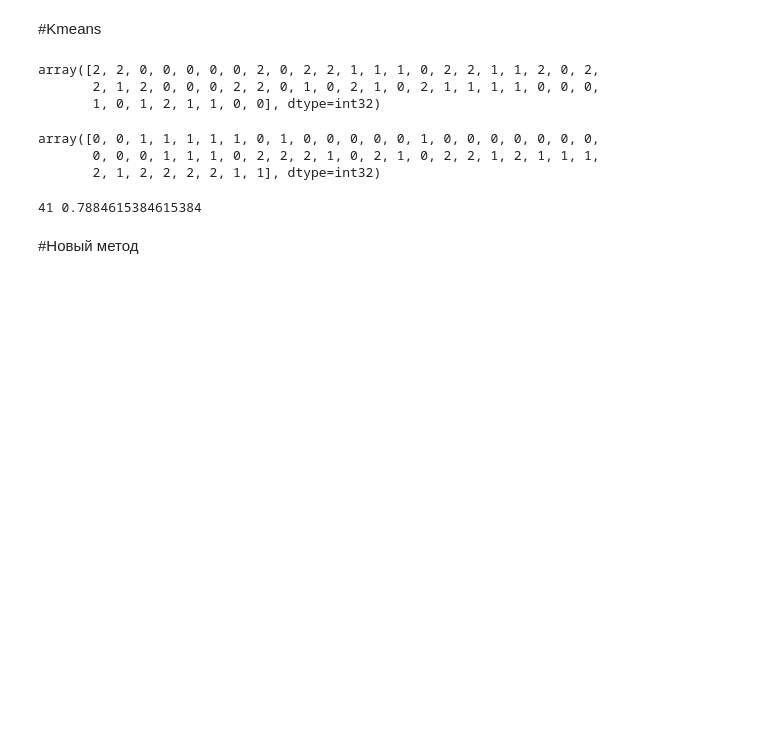
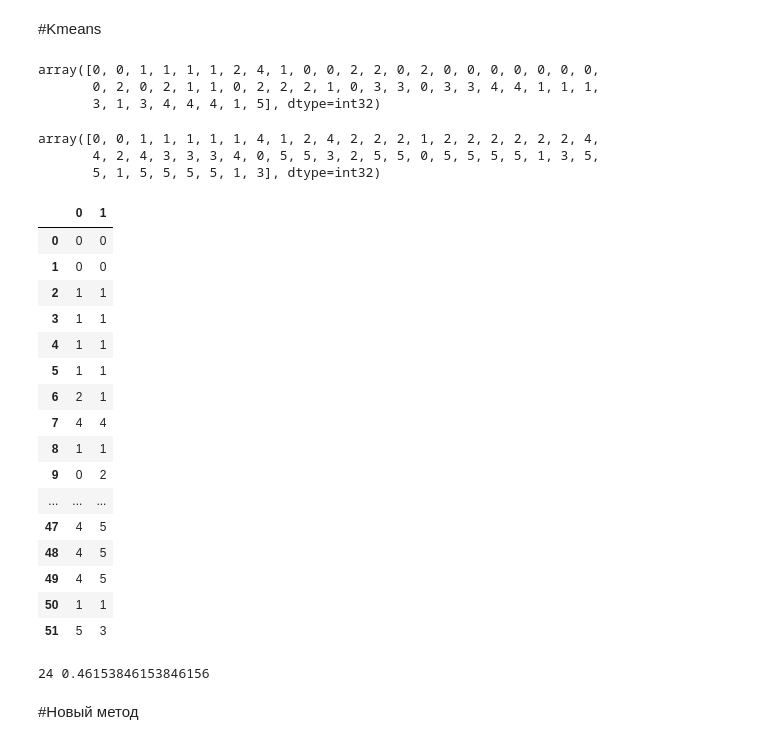
Before and after one commit to Viktory4121/Diploma, a Jupyter notebook: classification.ipynb, the cells around one changed output. Drawn from its saved outputs; the diff is of its cells as text; code cells hidden in the pictures; blank space fills up the shorter version.

```diff
--- a/classification.ipynb
+++ b/classification.ipynb
@@ -79,35 +79,58 @@ print(sumGMM, sumGMM/len(data.columns[4:]))
 # %%
 #метод кластеризации к-средних
 from sklearn.cluster import KMeans
-modelKmeans = KMeans(n_clusters=3)
+modelKmeans = KMeans(n_clusters=6)
 # %%
 #обучение только по женщинам
 womenKmeans = modelKmeans.fit(womenData[womenData.columns[4:]].T)
 womenY_Kmeans = womenKmeans.predict(womenData[womenData.columns[4:]].T)
 womenY_Kmeans
 # %% [output]
-array([2, 2, 0, 0, 0, 0, 0, 2, 0, 2, 2, 1, 1, 1, 0, 2, 2, 1, 1, 2, 0, 2,
-       2, 1, 2, 0, 0, 0, 2, 2, 0, 1, 0, 2, 1, 0, 2, 1, 1, 1, 1, 0, 0, 0,
-       1, 0, 1, 2, 1, 1, 0, 0], dtype=int32)
+array([0, 0, 1, 1, 1, 1, 2, 4, 1, 0, 0, 2, 2, 0, 2, 0, 0, 0, 0, 0, 0, 0,
+       0, 2, 0, 2, 1, 1, 0, 2, 2, 2, 1, 0, 3, 3, 0, 3, 3, 4, 4, 1, 1, 1,
+       3, 1, 3, 4, 4, 4, 1, 5], dtype=int32)
 # %%
 #обучение только по мужчинам
 menKmeans = modelKmeans.fit(menData[menData.columns[4:]].T)
 menY_Kmeans = menKmeans.predict(menData[menData.columns[4:]].T)
 menY_Kmeans
 # %% [output]
-array([0, 0, 1, 1, 1, 1, 1, 0, 1, 0, 0, 0, 0, 0, 1, 0, 0, 0, 0, 0, 0, 0,
-       0, 0, 0, 1, 1, 1, 0, 2, 2, 2, 1, 0, 2, 1, 0, 2, 2, 1, 2, 1, 1, 1,
-       2, 1, 2, 2, 2, 2, 1, 1], dtype=int32)
+array([0, 0, 1, 1, 1, 1, 1, 4, 1, 2, 4, 2, 2, 2, 1, 2, 2, 2, 2, 2, 2, 4,
+       4, 2, 4, 3, 3, 3, 4, 0, 5, 5, 3, 2, 5, 5, 0, 5, 5, 5, 5, 1, 3, 5,
+       5, 1, 5, 5, 5, 5, 1, 3], dtype=int32)
+# %%
+pd.DataFrame(np.matrix([womenY_Kmeans, menY_Kmeans]).T)
+# %% [output]
+|  | 0 | 1 |
+| 0 | 0 | 0 |
+| 1 | 0 | 0 |
+| 2 | 1 | 1 |
+| 3 | 1 | 1 |
+| 4 | 1 | 1 |
+| 5 | 1 | 1 |
+| 6 | 2 | 1 |
+| 7 | 4 | 4 |
+| 8 | 1 | 1 |
+| 9 | 0 | 2 |
+| ... | ... | ... |
+| 47 | 4 | 5 |
+| 48 | 4 | 5 |
+| 49 | 4 | 5 |
+| 50 | 1 | 1 |
+| 51 | 5 | 3 |
 # %%
 sumKmeans = 0
 for i in range(len(data.columns[4:])):
-  if(womenY_Kmeans[i] == 2 and menY_Kmeans[i] == 0 or
-     womenY_Kmeans[i] == 0 and menY_Kmeans[i] == 1 or
-     womenY_Kmeans[i] == 1 and menY_Kmeans[i] == 2):
+  if(womenY_Kmeans[i] == 2 and menY_Kmeans[i] == 5 or
+     womenY_Kmeans[i] == 0 and menY_Kmeans[i] == 2 or
+     womenY_Kmeans[i] == 3 and menY_Kmeans[i] == 0 or
+     womenY_Kmeans[i] == 4 and menY_Kmeans[i] == 5 or
+     womenY_Kmeans[i] == 5 and menY_Kmeans[i] == 5 or
+     womenY_Kmeans[i] == 1 and menY_Kmeans[i] == 1):
     sumKmeans += 1
 print(sumKmeans, sumKmeans/len(data.columns[4:]))
 # %% [output]
-41 0.7884615384615384
+24 0.46153846153846156
 # %% [markdown]
 #Новый метод
 # %% [markdown]
```
Also changed, not shown: parts of 3 cells of this notebook.
